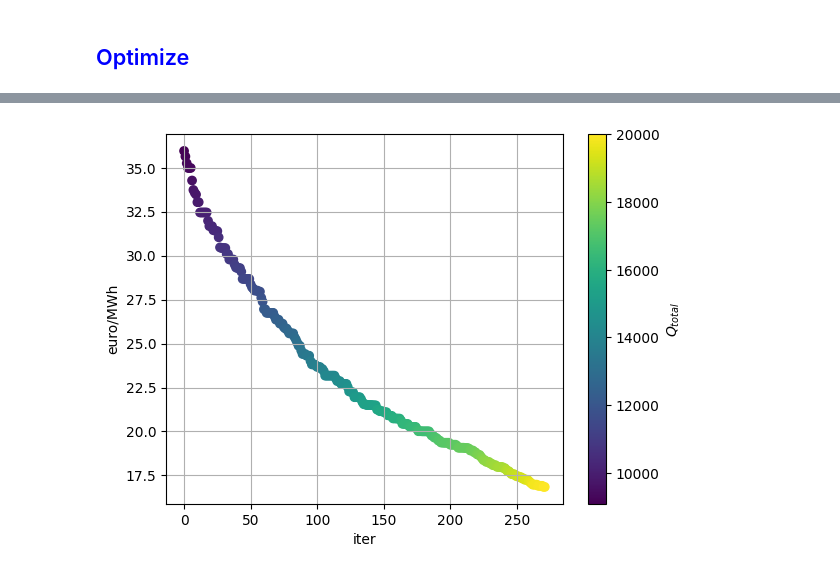
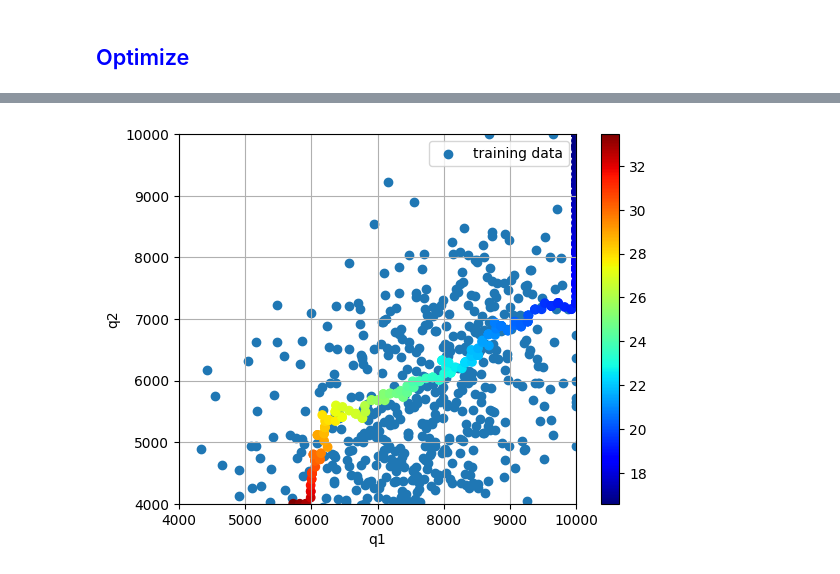
Before and after one commit to George-HM-2021/DGC_Neural_Network, a Jupyter notebook: session5.ipynb, the cells around one changed output, grey strips where cells are left out. Saved outputs shown, nothing was run; the diff lists cells and outputs as text; code cells hidden in the pictures.

Commit message:
truth data

```diff
--- a/session5.ipynb
+++ b/session5.ipynb
@@ -64,7 +66,7 @@ class optimizer():
         self.b = np.zeros(self.Nu)  # vector of upper bounds
         self.ref = 4000
         self.max = 10000            # maximum allowed control rate
-        self.min = 0                # minimum allowed control rate
+        self.min = 4000              # minimum allowed control rate
 
         # self.u[0:self.Nu] = self.ref # control vector
         np.random.seed(1)
@@ -809,8 +845,8 @@ for outer in range(1, Ni+1):
             u = un # update control with better value
             j = jn
 
-            u_evolution.append(un)
-            j_evolution.append(jn)
+            u_evolution.append(un*o.su)
+            j_evolution.append(jn*1e2)
 
             print('iter %d'%outer, '\t, control vector =', u*o.su, '\t j =', j*1e2)
             break
@@ -825,10 +877,18 @@ NameError: name 'linalg' is not defined
 # %%
+# plot evolution of training
+uevo = np.asarray(u_evolution)
+jevo = np.asarray(j_evolution)
+
 plt.figure()
 plt.grid()
-c = plt.scatter(np.arange(len(j_evolution)), 1e2*np.asarray(j_evolution), c = o.su*np.asarray(u_evolution).sum(axis = 1))
-plt.colorbar(c, label = r'$Q_{total}$')
-plt.xlabel('iter')
-plt.ylabel('euro/MWh')
+plt.scatter(train_x[:,0], train_x[:,1], label = 'training data')
+c = plt.scatter(uevo[:,0], uevo[:,1], c = jevo, cmap = 'jet')
+plt.colorbar(c)
+plt.xlabel('q1')
+plt.ylabel('q2')
+plt.legend()
+plt.xlim(o.min, o.max)
+plt.ylim(o.min, o.max)
 plt.show()
 # %% [output]
-[figure, old version]
+[figure, new version]
```
Also changed, not shown: parts of 11 cells of this notebook, 2 other files.
